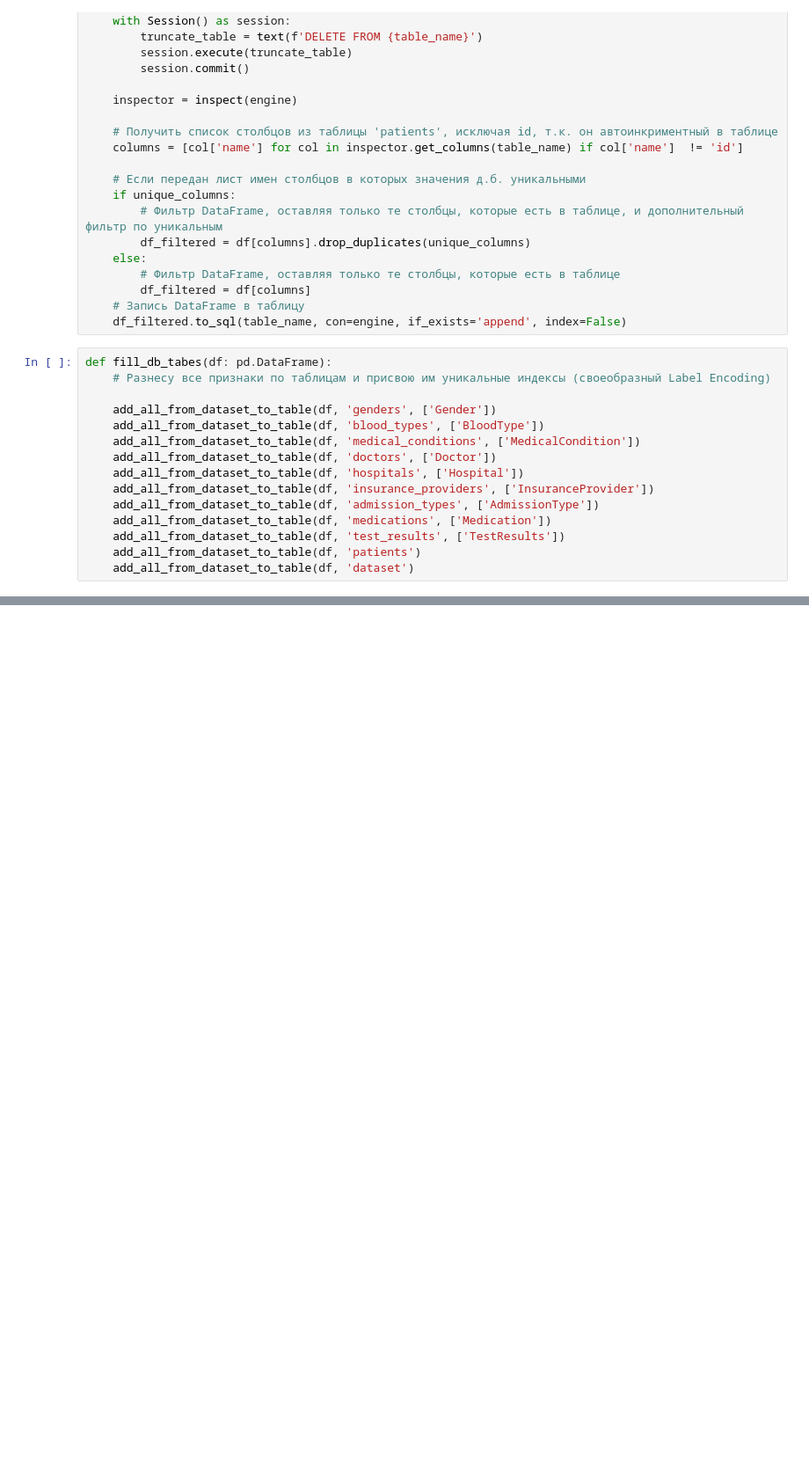
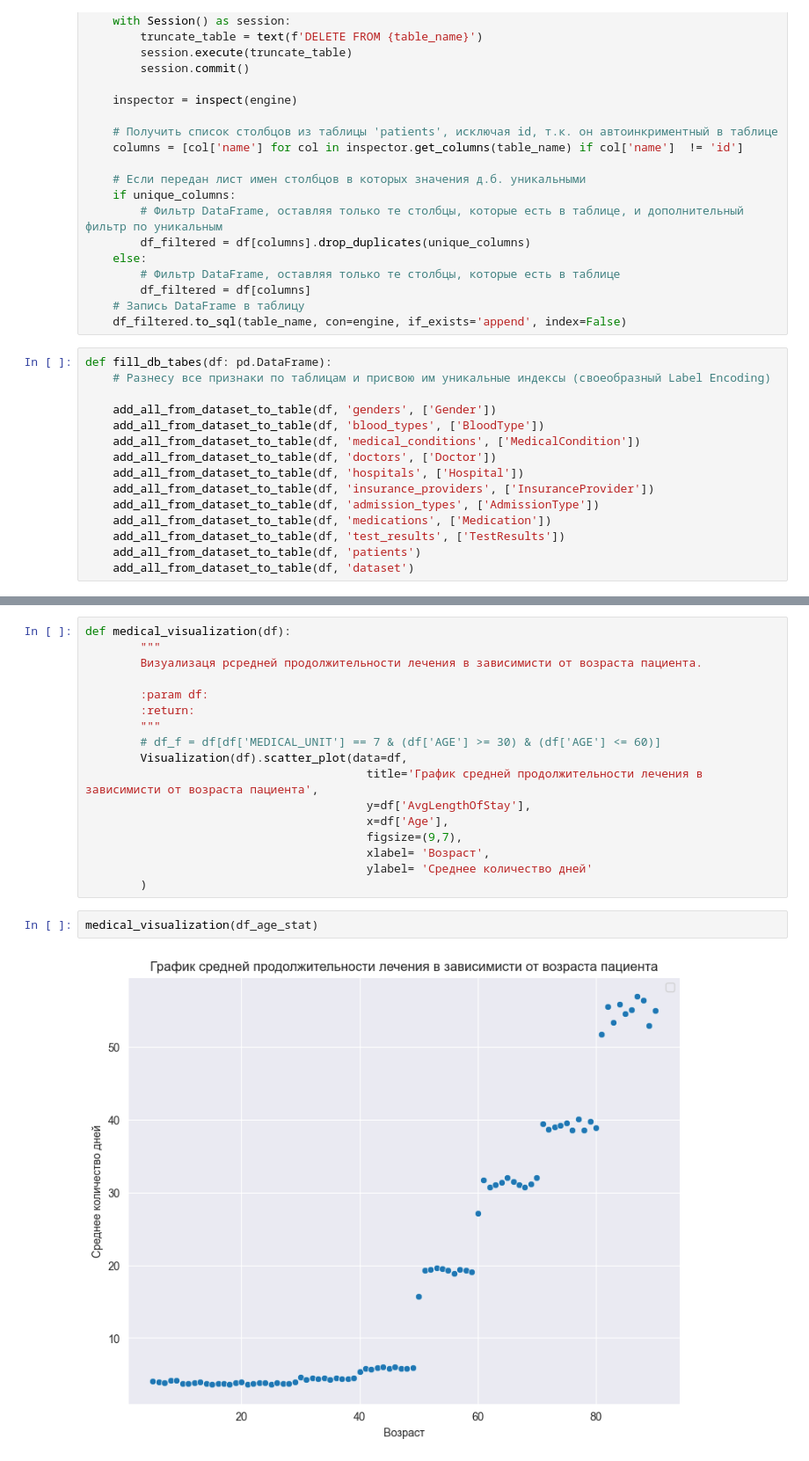
Before and after one commit to mr-Dmitri/BELHARD_DataScience_BaseLevel_DZ-3, a Jupyter notebook: DZ-3.ipynb, the cells around one changed output, grey strips where cells are left out. Shown: that part at 88% size. Saved outputs shown, nothing was run; the diff lists cells and outputs as text; blank space fills up the shorter version.

```diff
--- a/DZ-3.ipynb
+++ b/DZ-3.ipynb
@@ -513,0 +581,21 @@ def correlation_visualization(df):
+# %%
+def medical_visualization(df):
+        """
+        Визуализаця рсредней продолжительности лечения в зависимисти от возраста пациента.
+
+        :param df:
+        :return:
+        """
+        # df_f = df[df['MEDICAL_UNIT'] == 7 & (df['AGE'] >= 30) & (df['AGE'] <= 60)]
+        Visualization(df).scatter_plot(data=df,
+                                         title='График средней продолжительности лечения в зависимисти от возраста пациента',
+                                         y=df['AvgLengthOfStay'],
+                                         x=df['Age'],
+                                         figsize=(9,7),
+                                         xlabel= 'Возраст',
+                                         ylabel= 'Среднее количество дней'
+        )
+# %%
+medical_visualization(df_age_stat)
+# %% [output]
+[figure, added]
```
Also changed, not shown: parts of 30 cells of this notebook.
